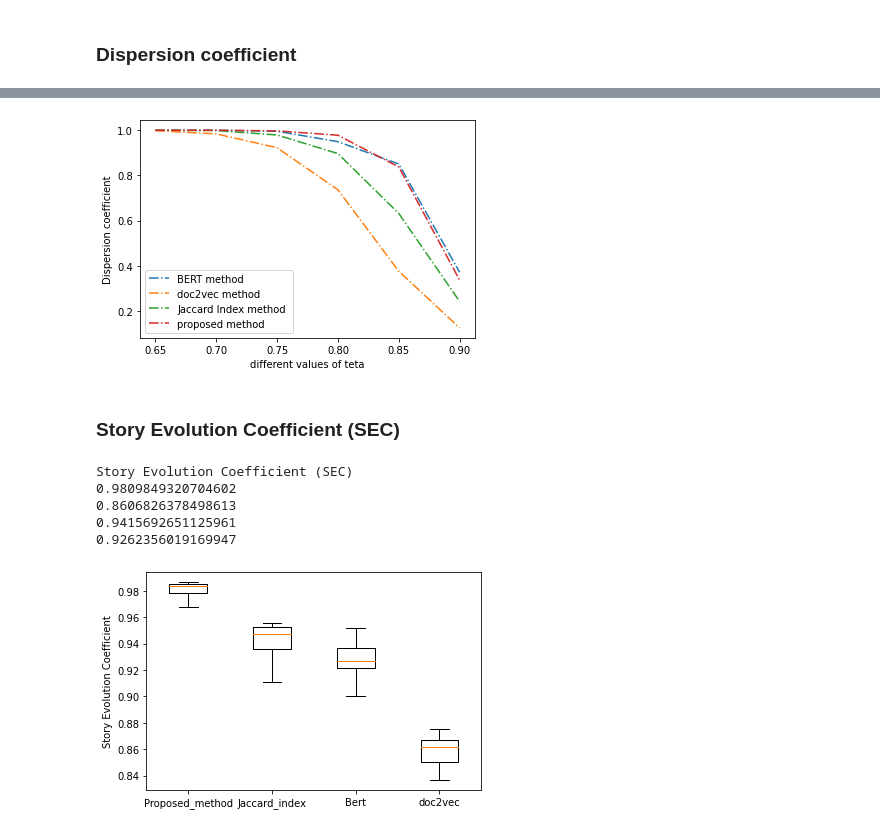
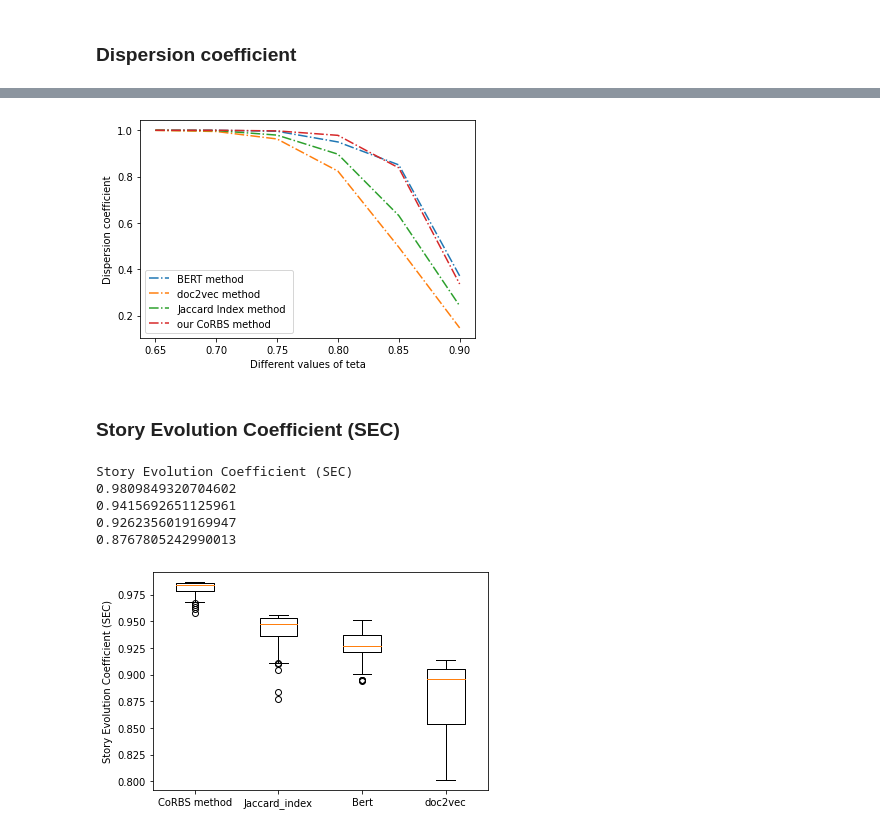
Before and after one commit to AlirezaPNouri/CoRBS, a Jupyter notebook: Experimental_result_four_metrics.ipynb, the cells around one changed output, grey strips where cells are left out. Cells and saved outputs as stored; diff of their text form; code cells hidden in the pictures.

```diff
--- a/Experimental_result_four_metrics.ipynb
+++ b/Experimental_result_four_metrics.ipynb
@@ -35,6 +39,8 @@ final_results_proposed = pickle.load(open('drive/MyDrive/temp/data_r/final_resul
 final_results_bert = pickle.load(open('drive/MyDrive/temp/data_r/final_results_bert.p', 'rb'))
 final_results_ji = pickle.load(open('drive/MyDrive/temp/data_r/final_results_ji.p', 'rb'))
 final_results_doc2vec = pickle.load(open('drive/MyDrive/temp/data_r/final_results_doc2vec.p', 'rb'))
+final_results_doc2vec_n = pickle.load(open('drive/MyDrive/temp/data_r/n_final_results_doc2vec.p', 'rb'))
+
 total_doc_embedding_cls = pickle.load(open('drive/MyDrive/temp/data_r/Proposed/total_docs_clusters_wo_stopwords.p', 'rb'))
 list_of_timestamps = pickle.load(open('drive/MyDrive/temp/data_r/Proposed/list_of_timestamps.p', 'rb'))
 # %%
@@ -217,6 +235,17 @@ for omega in final_results_doc2vec.keys():
       temp_list.append(total_doc_embedding_cls[doc])
     temp_story_list.append(temp_list)
   full_story_NYT_doc2vec_embedding[omega] = temp_story_list
+
+
+full_story_NYT_doc2vec_embedding_n = dict()
+for omega in final_results_doc2vec_n.keys():
+  temp_story_list = list()
+  for story in final_results_doc2vec_n[omega]:
+    temp_list = list()
+    for doc in story:
+      temp_list.append(total_doc_embedding_cls[doc])
+    temp_story_list.append(temp_list)
+  full_story_NYT_doc2vec_embedding_n[omega] = temp_story_list
 # %%
 def disp(d_i, d_j, n, teta, i, j):
   a = np.array(d_i)
@@ -305,20 +338,24 @@ y = disp_bert
 x = teta_list
 plt.plot(x, y, label = "BERT method ", linestyle="-." )
 
-y = disp_doc2vec
+# y = disp_doc2vec
+# plt.plot(x, y, label = "doc2vec method ", linestyle="-." )
+
+y = disp_doc2vec_n
 plt.plot(x, y, label = "doc2vec method ", linestyle="-." )
 
 y = disp_ji
 plt.plot(x, y, label = "Jaccard Index method ", linestyle="-." )
 
 y = disp_porposed
-plt.plot(x, y, label = "proposed method ", linestyle="-." )
-plt.xlabel('different values of teta')
+plt.plot(x, y, label = "our CoRBS method", linestyle="-." )
+
+plt.xlabel('Different values of teta')
 plt.ylabel('Dispersion coefficient')
 plt.legend()
 plt.show()
 # %% [output]
-[figure, old version]
+[figure, new version]
 # %% [markdown]
 ### Story Evolution Coefficient (SEC)
 # %%
@@ -348,31 +385,34 @@ def story_evaluation_vec (stories_embedding, t_max):
 print('Story Evolution Coefficient (SEC)')
 s_sa = full_story_NYT_proposed_embedding[0.9]
 print(story_evaluation_avg(s_sa, 0.9))
-s_sa = full_story_NYT_doc2vec_embedding[0.9]
-print(story_evaluation_avg(s_sa, 0.9))
+# s_sa = full_story_NYT_doc2vec_embedding[0.9]
+# print(story_evaluation_avg(s_sa, 0.9))
 s_sa = full_story_NYT_ji_embedding[0.9]
 print(story_evaluation_avg(s_sa, 0.9))
 s_sa = full_story_NYT_bert_embedding[0.9]
 print(story_evaluation_avg(s_sa, 0.9))
+s_sa = full_story_NYT_doc2vec_embedding_n[0.9]
+print(story_evaluation_avg(s_sa, 0.9))
 # %% [output]
 Story Evolution Coefficient (SEC)
 0.9809849320704602
-0.8606826378498613
 0.9415692651125961
 0.9262356019169947
+0.8767805242990013
 # %%
 NYT_proposed = (story_evaluation_vec(full_story_NYT_proposed_embedding[0.9], 0.9))
-NYT_doc2vec = (story_evaluation_vec(full_story_NYT_doc2vec_embedding[0.9], 0.9))
+# NYT_doc2vec = (story_evaluation_vec(full_story_NYT_doc2vec_embedding[0.9], 0.9))
+NYT_doc2vec_n = (story_evaluation_vec(full_story_NYT_doc2vec_embedding_n[0.9], 0.9))
 NYT_ji = (story_evaluation_vec(full_story_NYT_ji_embedding[0.9], 0.9))
 NYT_bert = (story_evaluation_vec(full_story_NYT_bert_embedding[0.9], 0.9))
 # %%
-data = [NYT_proposed, NYT_ji, NYT_bert, NYT_doc2vec]
+data = [NYT_proposed, NYT_ji, NYT_bert, NYT_doc2vec_n]
 
 fig = plt.figure(figsize =(6, 4))
 
-plt.boxplot(data,showfliers=False,labels=['Proposed_method','Jaccard_index','Bert','doc2vec'])
-plt.ylabel("Story Evolution Coefficient")
+plt.boxplot(data,showfliers=True,labels=['CoRBS method','Jaccard_index','Bert', 'doc2vec'])
+plt.ylabel("Story Evolution Coefficient (SEC)")
 
 plt.show()
 # %% [output]
-[figure, old version]
+[figure, new version]
```
Also changed, not shown: parts of 9 cells of this notebook.
